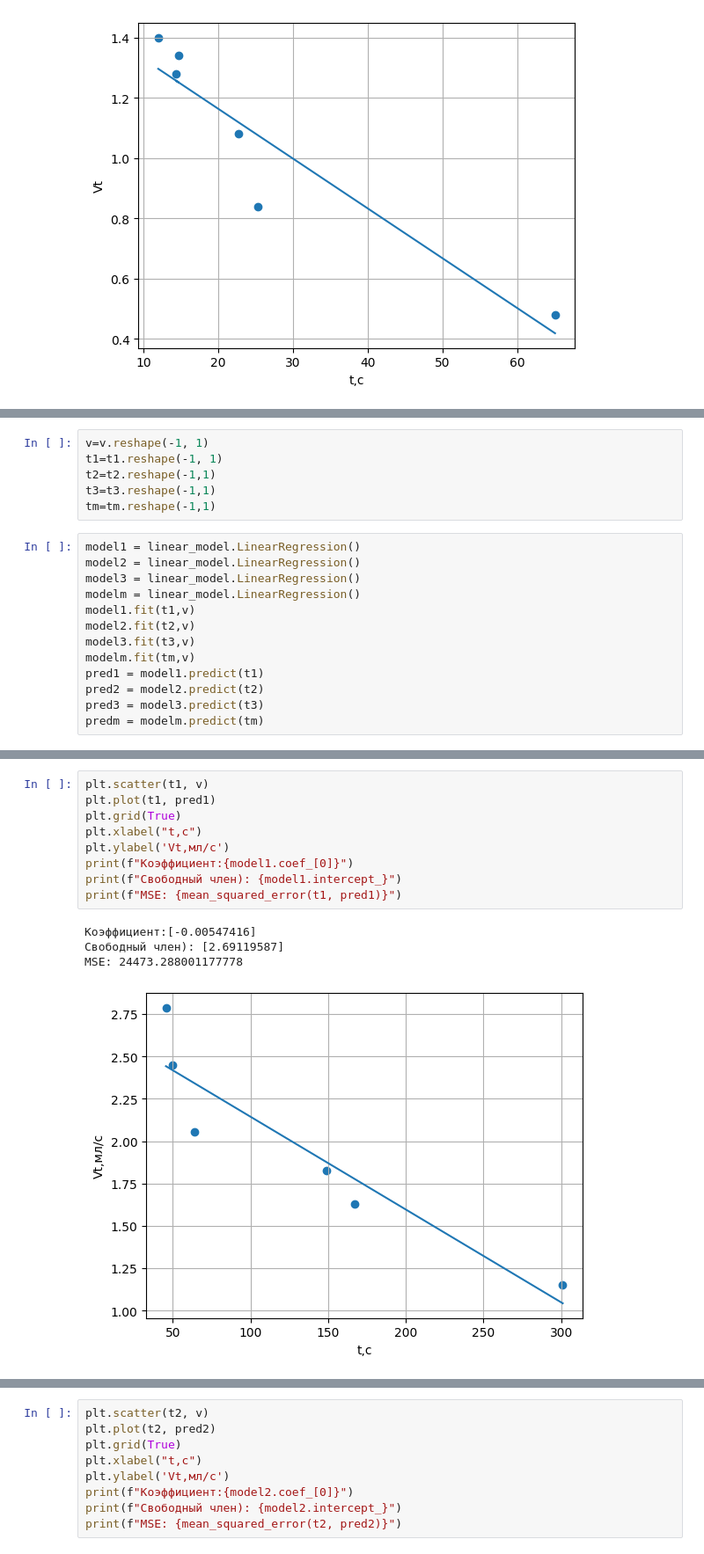
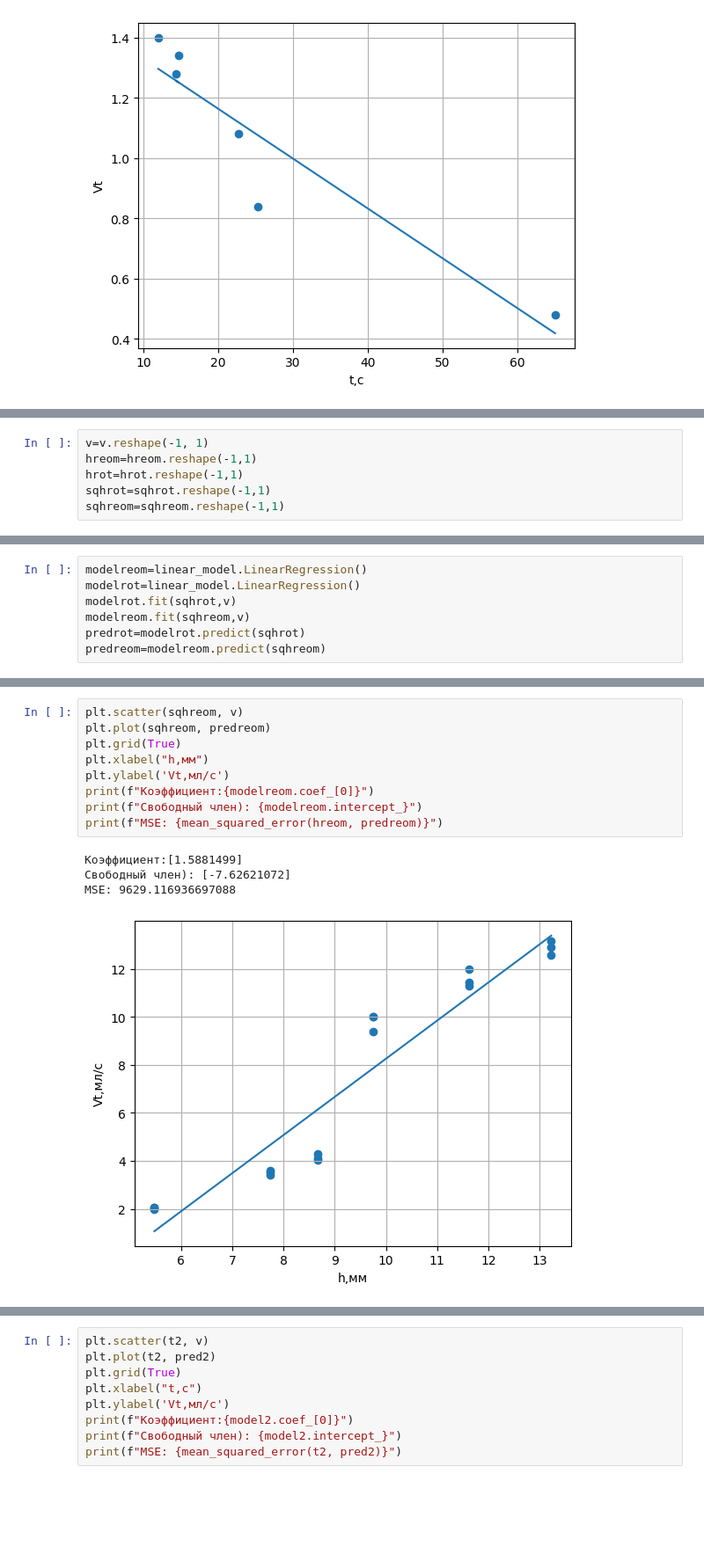
Before and after one commit to antibread/labs, a Jupyter notebook: chemtech_grad.ipynb, the cells around one changed output, grey strips where cells are left out. Shown at 88% size. Drawn from its saved outputs; the diff is of its cells as text; blank space fills up the shorter version.

```diff
--- a/chemtech_grad.ipynb
+++ b/chemtech_grad.ipynb
@@ -77,19 +93,6 @@ array([[2.78647358],
 # %%
 v=v.reshape(-1, 1)
-t1=t1.reshape(-1, 1)
-t2=t2.reshape(-1,1)
-t3=t3.reshape(-1,1)
-tm=tm.reshape(-1,1)
+hreom=hreom.reshape(-1,1)
+hrot=hrot.reshape(-1,1)
+sqhrot=sqhrot.reshape(-1,1)
+sqhreom=sqhreom.reshape(-1,1)
-# %%
-model1 = linear_model.LinearRegression()
-model2 = linear_model.LinearRegression()
-model3 = linear_model.LinearRegression()
-modelm = linear_model.LinearRegression()
-model1.fit(t1,v)
-model2.fit(t2,v)
-model3.fit(t3,v)
-modelm.fit(tm,v)
-pred1 = model1.predict(t1)
-pred2 = model2.predict(t2)
-pred3 = model3.predict(t3)
-predm = modelm.predict(tm)
@@ -105 +99,8 @@ array([[40.67446084],
+# %%
+modelreom=linear_model.LinearRegression()
+modelrot=linear_model.LinearRegression()
+modelrot.fit(sqhrot,v)
+modelreom.fit(sqhreom,v)
+predrot=modelrot.predict(sqhrot)
+predreom=modelreom.predict(sqhreom)
 # %%
@@ -110,14 +111,14 @@ plt.scatter(t1,v)
 # %%
-plt.scatter(t1, v)
-plt.plot(t1, pred1)
+plt.scatter(sqhreom, v)
+plt.plot(sqhreom, predreom)
 plt.grid(True)
-plt.xlabel("t,c")
+plt.xlabel("h,мм")
 plt.ylabel('Vt,мл/c')
-print(f"Коэффициент:{model1.coef_[0]}")
-print(f"Свободный член): {model1.intercept_}")
-print(f"MSE: {mean_squared_error(t1, pred1)}")
+print(f"Коэффициент:{modelreom.coef_[0]}")
+print(f"Свободный член): {modelreom.intercept_}")
+print(f"MSE: {mean_squared_error(hreom, predreom)}")
 # %% [output]
-Коэффициент:[-0.00547416]
-Свободный член): [2.69119587]
-MSE: 24473.288001177778
+Коэффициент:[1.5881499]
+Свободный член): [-7.62621072]
+MSE: 9629.116936697088
-[figure, old version]
+[figure, new version]
```
Also changed, not shown: parts of 5 cells of this notebook.
